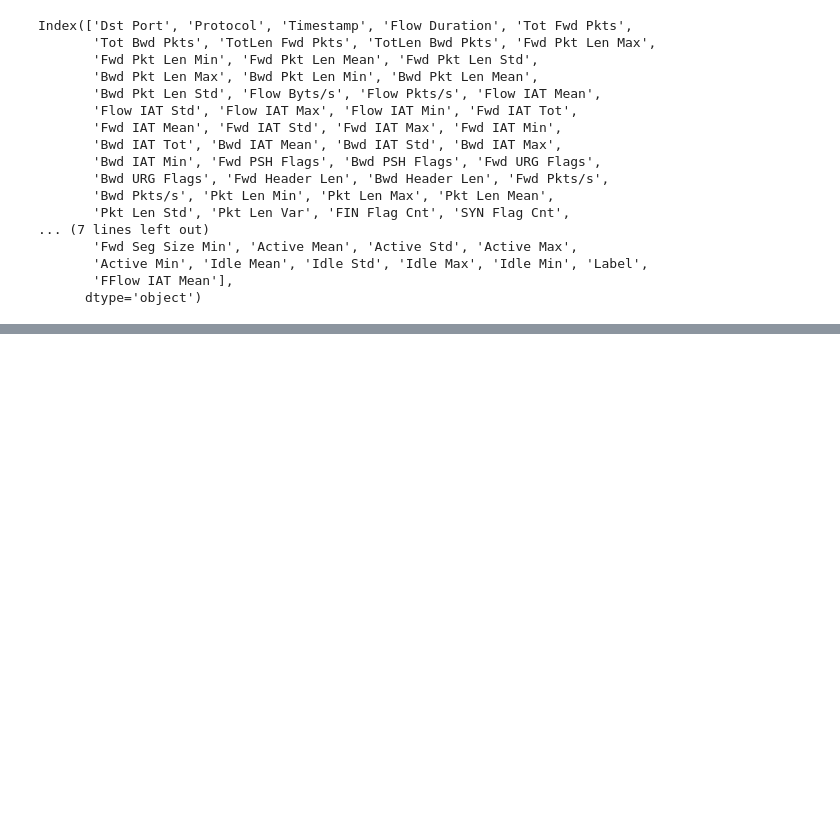
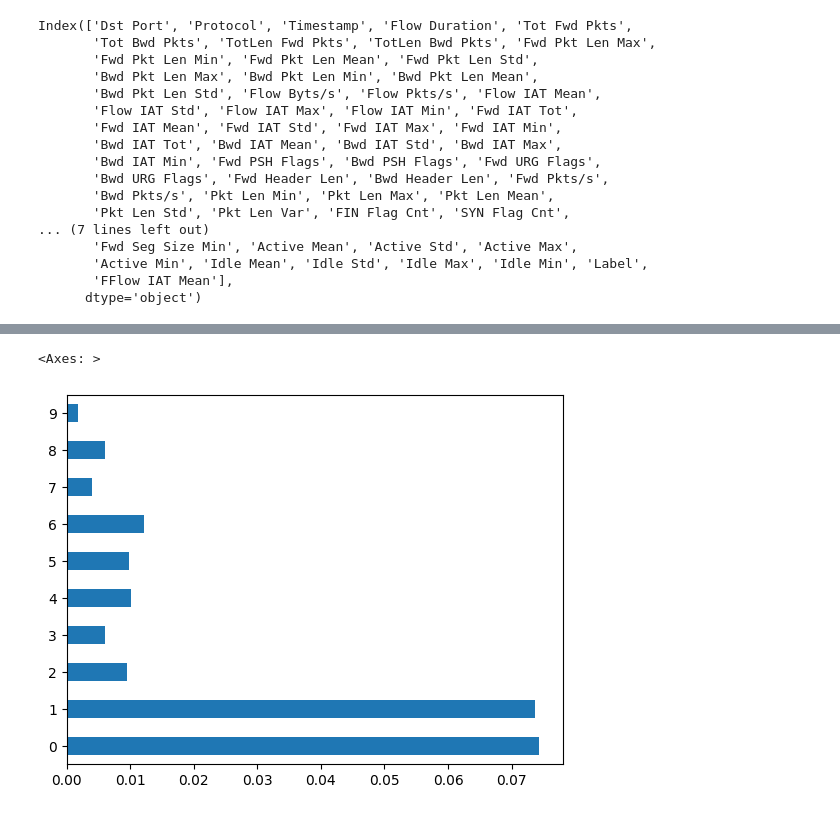
Before and after one commit to mariumnour/Project-1, a Jupyter notebook: Thesis2.ipynb, the cells around one changed output, grey strips where cells are left out. Saved outputs shown, nothing was run; the diff lists cells and outputs as text; code cells hidden in the pictures; blank space fills up the shorter version.

```diff
--- a/Thesis2.ipynb
+++ b/Thesis2.ipynb
@@ -523 +523,25 @@ train
 23174 rows × 81 columns
+# %%
+#handling null and infinite values
+df.replace(np.inf,np.NaN,inplace=True)
+df.dropna(inplace=True)
+#Feature Selection : Selecting the best k features for training, K=10, A Decision Tree will be used to quantify feature relevance.
+from sklearn.ensemble import ExtraTreesClassifier
+#Initializing the feature selection model.
+featureModel=ExtraTreesClassifier(criterion="entropy", verbose=1)
+# Preparing the Data
+X=df.iloc[:,:-1]
+del train['Timestamp']
+y=df['Label']
+# %%
+# Encode categorical variables
+train = pd.get_dummies(train, columns=['Protocol'])
+
+
+
+# Separate features and target variable
+X = train.drop('Label', axis=1)
+y = train['Label']
+
+# Fit the model
+results = featureModel.fit(X, y)
@@ -523,0 +551,3 @@ train
+# %%
+#Fitting the model on our sets of features
+results=featureModel.fit(X,y)
@@ -523,0 +557,6 @@ train
+# %%
+# Relevance of the features
+pd.Series(results.feature_importances_[:10]).plot(kind='barh')
+# %% [output]
+<Axes: >
+[figure, added]
```
Also changed, not shown: parts of 4 cells of this notebook.
